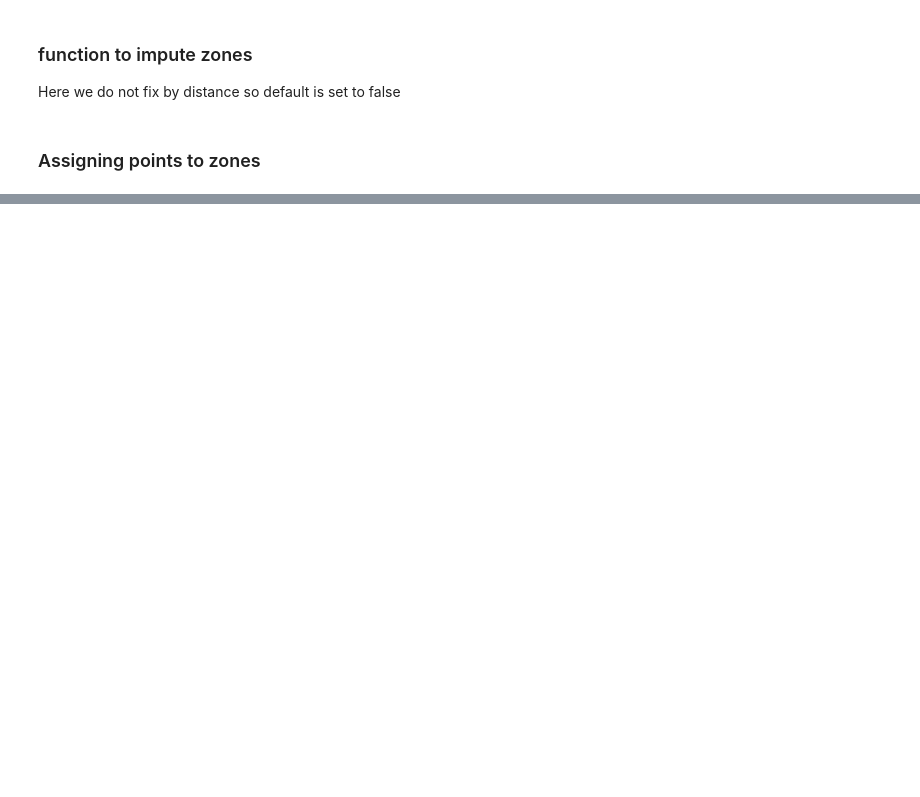
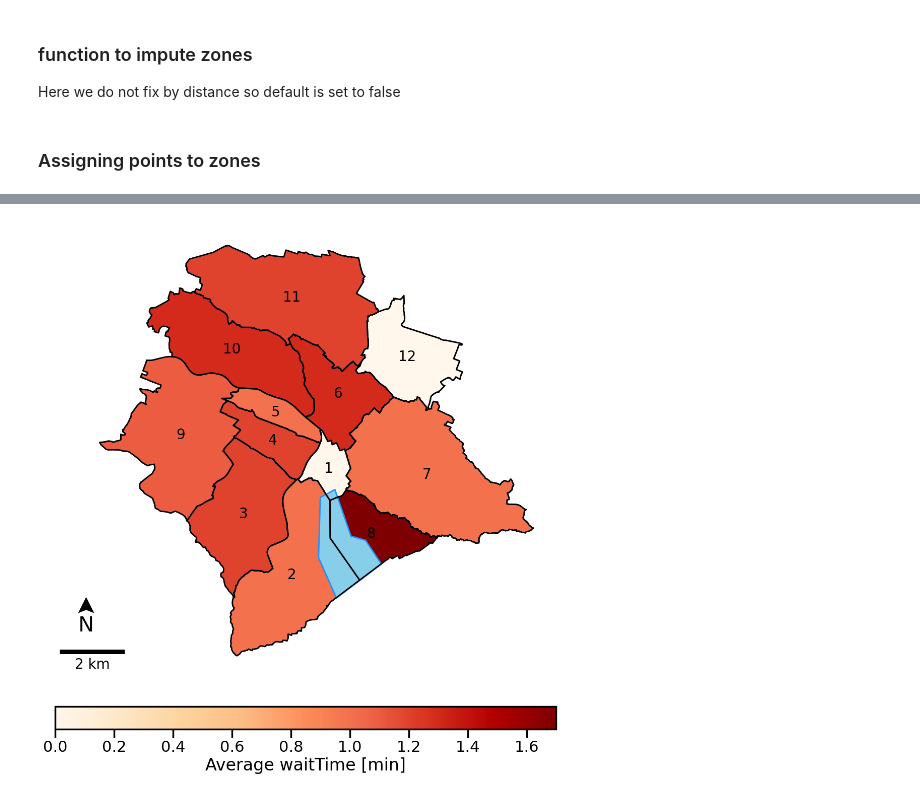
Before and after one commit to Sx-ETH/eqasim-java, a Jupyter notebook: switzerland/WaitTimeValidation/plot_zonal_averages.ipynb, the cells around one changed output, grey strips where cells are left out. Cells and saved outputs as stored; diff of their text form; code cells hidden in the pictures; blank space fills up the shorter version.

Commit message:
Plotting

```diff
--- a/switzerland/WaitTimeValidation/plot_zonal_averages.ipynb
+++ b/switzerland/WaitTimeValidation/plot_zonal_averages.ipynb
@@ -181,13 +199,0 @@ array([ 1.,  2.,  3.,  4.,  5.,  6.,  7.,  8.,  9., 10., 11., 12.])
-# %%
-## computing metrics for plot
-
-metrics = ["waitTime"] #can add others later
-
-mean_metrics = df.groupby("district_id")[metrics].mean().fillna(0).reset_index()
-#mean_metrics = pd.concat([mean_metrics, pd.DataFrame(df[metrics].mean()).T]).fillna("All").reset_index(drop=True)
-
-for col in metrics:
-    if "time" in col.lower():
-        mean_metrics[col] /= 60
-mean_metrics = mean_metrics.round(1)
-mean_metrics
@@ -207,0 +200,2 @@ mean_metrics
+# %%
+district_metrics = prepare_df_for_plot(df, df_districts, "district_id", metrics=["waitTime"])
@@ -208,16 +218,20 @@ mean_metrics
 # %%
 #add Zurich or zonal overlay
-def zurich_overlay(ax, number_districts=True, district_col="knr"):
+def zurich_overlay(ax, number_districts=True, district_col="knr", lake_restriction = 'city'):
     # add lake
-    city_shape = shapely.ops.unary_union([geo for geo in df_districts["geometry"]])
-    f = df_lakes["geometry"].intersects(city_shape)
-    df_lakes.loc[f, "geometry"].intersection(city_shape).plot(facecolor="skyblue", edgecolor="dodgerblue", ax=ax)
+    if lake_restriction == 'city':
+        city_shape = shapely.ops.unary_union([geo for geo in df_districts["geometry"]])
+        f = df_lakes["geometry"].intersects(city_shape)
+        df_lakes.loc[f, "geometry"].intersection(city_shape).plot(facecolor="skyblue", edgecolor="dodgerblue", ax=ax)
+    else:
+        f = df_lakes["geometry"].intersects(lake_restriction)
+        df_lakes.loc[f, "geometry"].intersection(lake_restriction).plot(facecolor="skyblue", edgecolor="dodgerblue", ax=ax)
 
     # add districts with numbers
     df_districts.plot(facecolor="none", edgecolor="black", ax=ax)
     if number_districts:
         for _, row in df_districts.iterrows():
-            ax.text(row["geometry"].centroid.x, row["geometry"].centroid.y, str(row[district_col]), color="black", fontsize=20)
+            ax.text(row["geometry"].centroid.x, row["geometry"].centroid.y, str(row[district_col]), color="black", fontsize=20, verticalalignment='center', horizontalalignment='center')
 
     return ax
 
@@ -231,7 +245,7 @@ def add_scalebar(ax):
 
 def add_north(ax):
 
-    # add north arrow
+   # add north arrow
     x_min = ax.get_xbound()[0]
     x_max = ax.get_xbound()[1]
     dx = x_max - x_min
@@ -241,11 +255,11 @@ def add_north(ax):
     dy = y_max - y_min
 
     ax.text(x=x_min, y=y_min + dy*0.1, s='N', fontsize=30)
-    ax.arrow(x=x_min + 225, y=y_min + dy*0.14,
-             dx=0, dy=0, width=0,
-             length_includes_head=False,
-             head_width=500, head_length=500, overhang=.2, facecolor='k', edgecolor=None, linewidth=0,
-             head_starts_at_zero=False)
+    ax.arrow(x=x_min + dx*0.017, y=y_min + dy*0.14,
+           dx=0, dy=0, width=0,
+           length_includes_head=False,
+           head_width=500, head_length=500, overhang=.2, facecolor='k', edgecolor=None, linewidth=0,
+           head_starts_at_zero=False)
 
     return ax
 # %%
@@ -305,0 +299,4 @@ ax.set_axis_off()
+# %%
+plot_zonal_avg(district_metrics, df_districts, 'waitTime')
+# %% [output]
+[figure, added]
```
Also changed, not shown: parts of 34 cells of this notebook, 3 other files.
